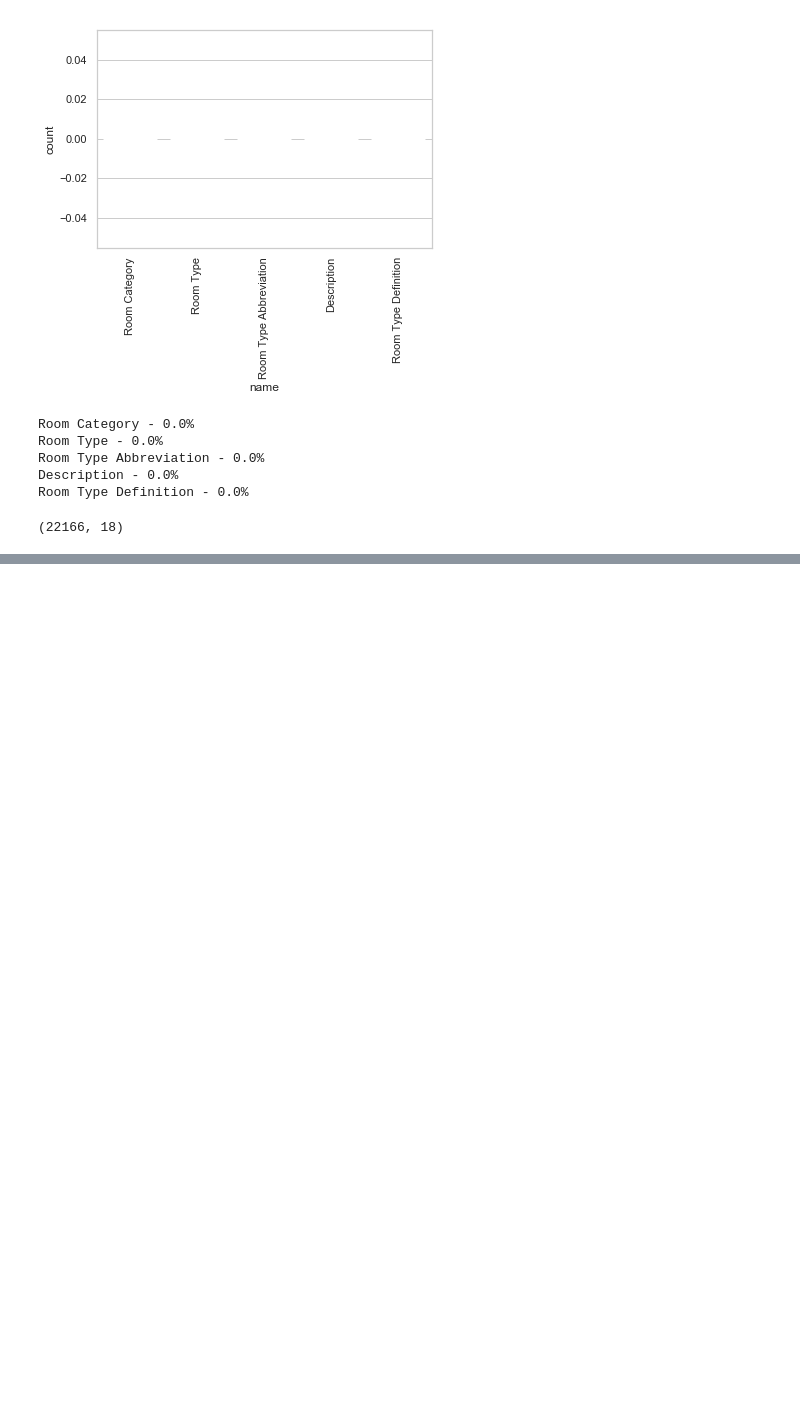
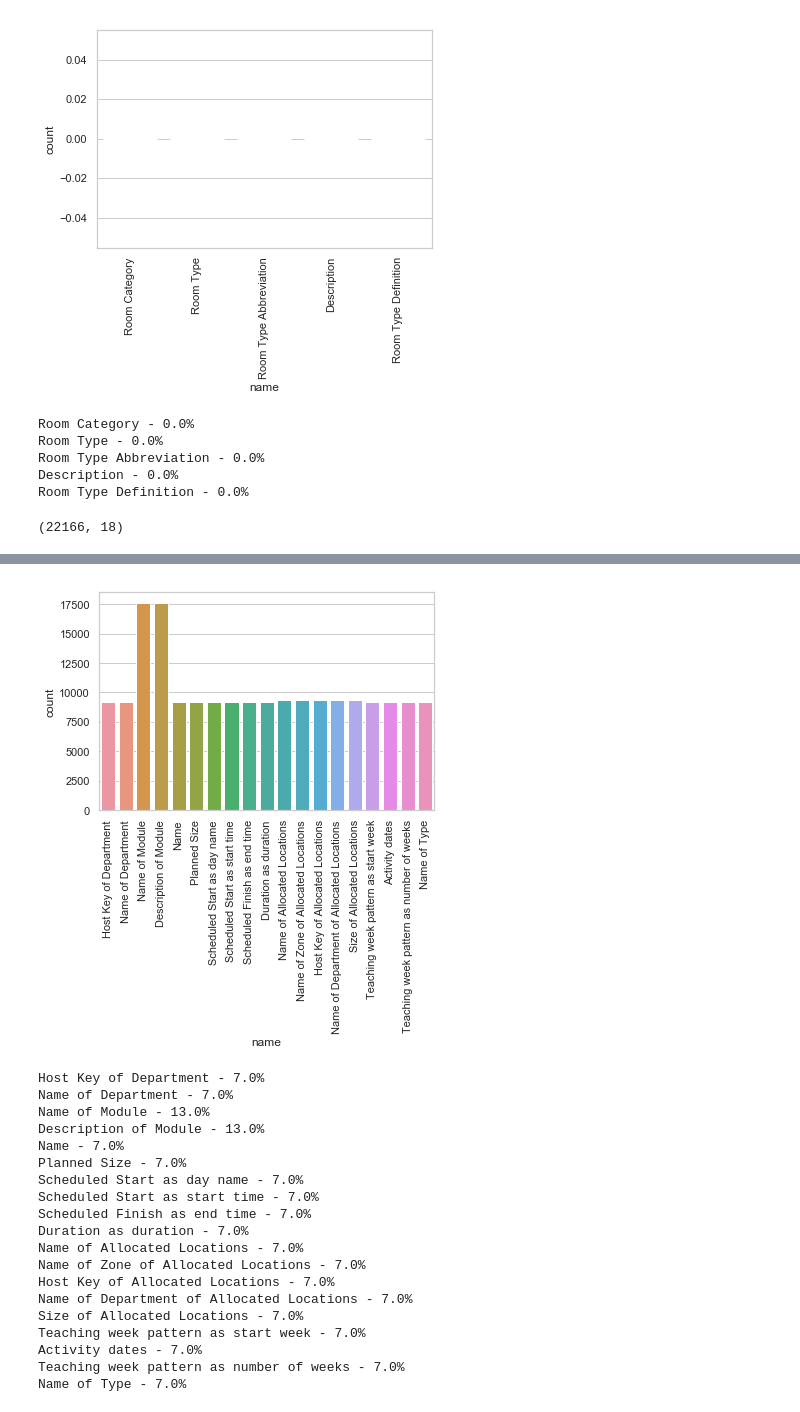
Before and after one commit to abhinavcreed13/project-space-optimisation-group-3, a Jupyter notebook: notebooks/data-preprocessing.ipynb, the cells around one changed output, grey strips where cells are left out. Drawn from its saved outputs; the diff is of its cells as text; code cells hidden in the pictures; blank space fills up the shorter version.

Commit message:
clean data for emp and timetable datasets

```diff
--- a/notebooks/data-preprocessing.ipynb
+++ b/notebooks/data-preprocessing.ipynb
@@ -15,7 +15,7 @@ uom_space_df = pd.read_excel('C:/Users/deshp/Desktop/study material/DS/project/M
 rm_category_type_df = pd.read_excel('C:/Users/deshp/Desktop/study material/DS/project/MAST90106/project-data/rm-category-type-py-compatible.xlsx')
 em_location_df = pd.read_excel('C:/Users/deshp/Desktop/study material/DS/project/MAST90106/project-data/em-location.xlsx')
 av_equipment_df = pd.read_excel('C:/Users/deshp/Desktop/study material/DS/project/MAST90106/project-data/av-equipment.xlsx')
-timetable_2020_df = pd.read_excel('C:/Users/deshp/Desktop/study material/DS/project/MAST90106/project-data/2020-timetable.xlsx')
+timetable_2020_df = pd.read_excel('C:/Users/deshp/Desktop/study material/DS/project/MAST90106/project-data/2020-timetable-v2.xlsx')
 # %%
 uom_space_df.head()
 # %% [output]
@@ -134,0 +162,23 @@ em_location_df.head(50)
+# %%
+plotdata(timetable_2020_df)
+# %% [output]
+[figure, added]
+Host Key of Department - 7.0%
+Name of Department - 7.0%
+Name of Module - 13.0%
+Description of Module - 13.0%
+Name - 7.0%
+Planned Size - 7.0%
+Scheduled Start as day name - 7.0%
+Scheduled Start as start time - 7.0%
+Scheduled Finish as end time - 7.0%
+Duration as duration - 7.0%
+Name of Allocated Locations - 7.0%
+Name of Zone of Allocated Locations - 7.0%
+Host Key of Allocated Locations - 7.0%
+Name of Department of Allocated Locations - 7.0%
+Size of Allocated Locations - 7.0%
+Teaching week pattern as start week - 7.0%
+Activity dates - 7.0%
+Teaching week pattern as number of weeks - 7.0%
+Name of Type - 7.0%
```
Also changed, not shown: parts of 12 cells of this notebook.
